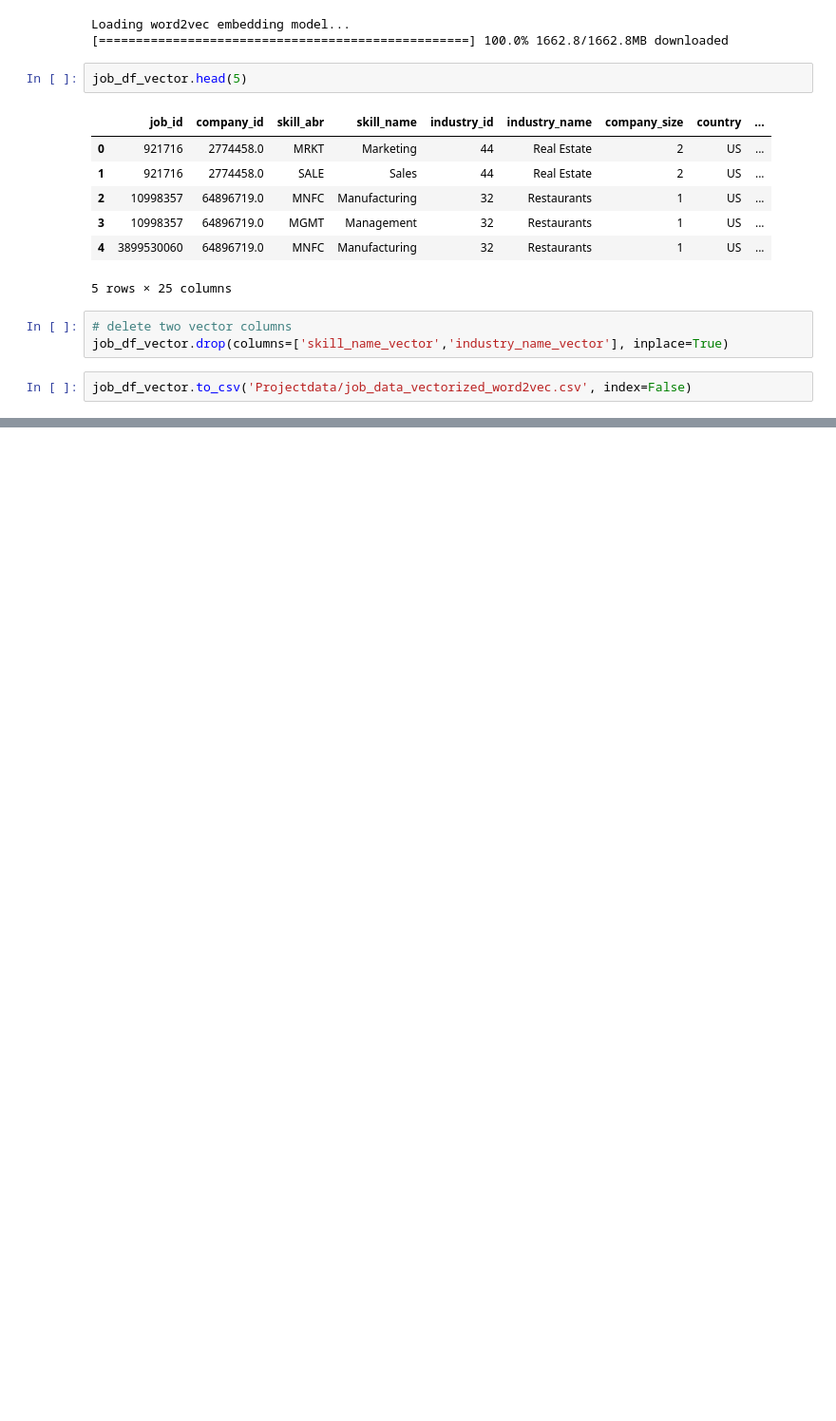
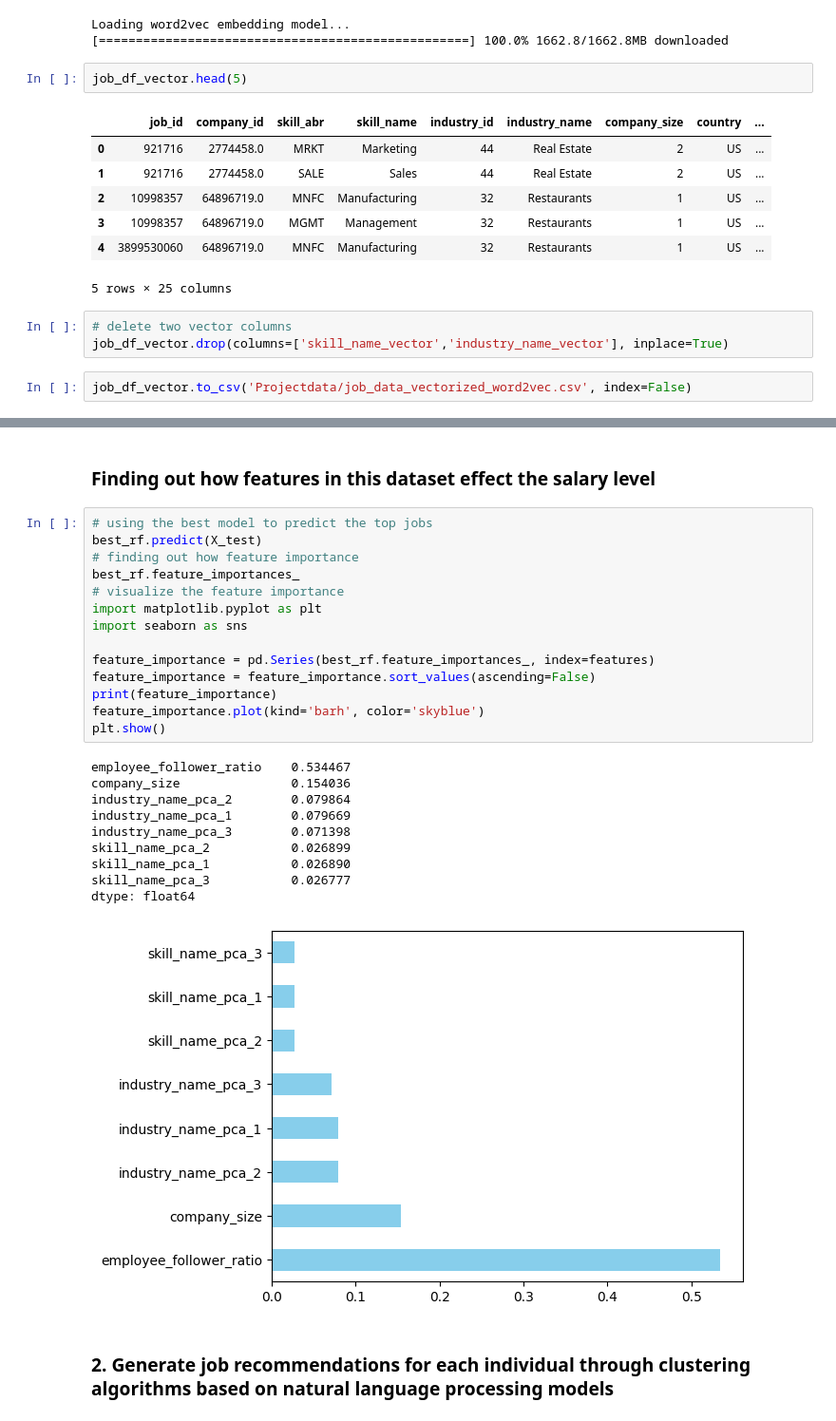
Before and after one commit to Koi4595/Group_10_FA_2024, a Jupyter notebook: project_part3 copy.ipynb, the cells around one changed output, grey strips where cells are left out. Shown at 95% size. Drawn from its saved outputs; the diff is of its cells as text; blank space fills up the shorter version.

```diff
--- a/project_part3 copy.ipynb
+++ b/project_part3 copy.ipynb
@@ -479,0 +572,29 @@ job_df_vector.to_csv('Projectdata/job_data_vectorized_word2vec.csv', index=False
+# %% [markdown]
+### Finding out how features in this dataset effect the salary level
+# %%
+# using the best model to predict the top jobs
+best_rf.predict(X_test)
+# finding out how feature importance
+best_rf.feature_importances_
+# visualize the feature importance
+import matplotlib.pyplot as plt
+import seaborn as sns
+
+feature_importance = pd.Series(best_rf.feature_importances_, index=features)
+feature_importance = feature_importance.sort_values(ascending=False)
+print(feature_importance)
+feature_importance.plot(kind='barh', color='skyblue')
+plt.show()
+# %% [output]
+employee_follower_ratio    0.534467
+company_size               0.154036
+industry_name_pca_2        0.079864
+industry_name_pca_1        0.079669
+industry_name_pca_3        0.071398
+skill_name_pca_2           0.026899
+skill_name_pca_1           0.026890
+skill_name_pca_3           0.026777
+dtype: float64
+[figure, added]
+# %% [markdown]
+### 2. Generate job recommendations for each individual through clustering algorithms based on natural language processing models
```
Also changed, not shown: parts of 5 cells of this notebook, 2 other files.
